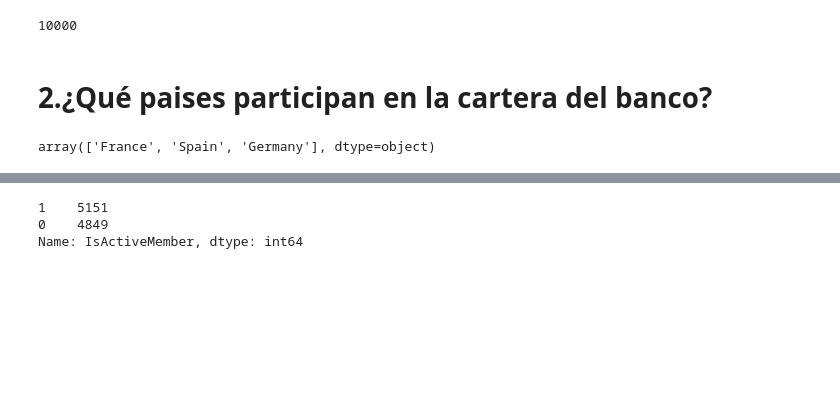
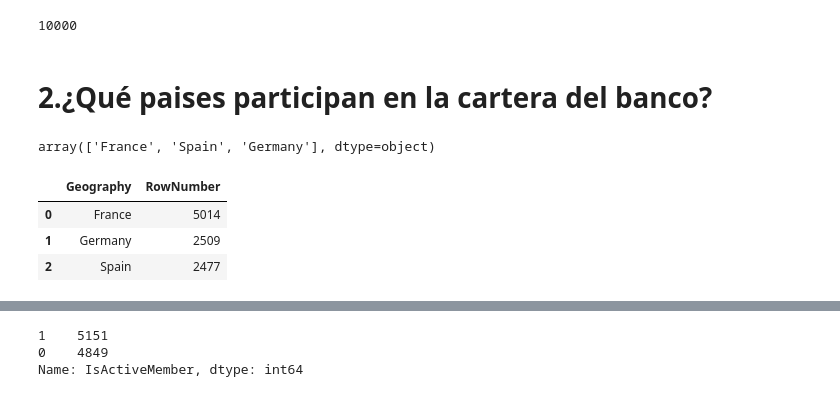
Before and after one commit to LuisPacharan/proyecto-portafolio, a Jupyter notebook: DataSetElegido/Analisis_EDA1_churn.ipynb, the cells around one changed output, grey strips where cells are left out. Cells and saved outputs as stored; diff of their text form; code cells hidden in the pictures; blank space fills up the shorter version.

```diff
--- a/DataSetElegido/Analisis_EDA1_churn.ipynb
+++ b/DataSetElegido/Analisis_EDA1_churn.ipynb
@@ -119,3 +118,16 @@ datos_churn['CustomerId'].count()
 datos_churn['Geography'].unique()
 # %% [output]
 array(['France', 'Spain', 'Germany'], dtype=object)
+# %%
+#Agrupado de paises
+paises = datos_churn.groupby(['Geography']).count().reset_index()
+paises =paises.drop(['CustomerId','Surname','CreditScore','Gender','Age','IsActiveMember',
+                          'Tenure','Balance','NumOfProducts','HasCrCard',
+                           'EstimatedSalary','Exited'
+                          ],axis=1)
+paises
+# %% [output]
+|  | Geography | RowNumber |
+| 0 | France | 5014 |
+| 1 | Germany | 2509 |
+| 2 | Spain | 2477 |
```
Also changed, not shown: parts of 11 cells of this notebook.
